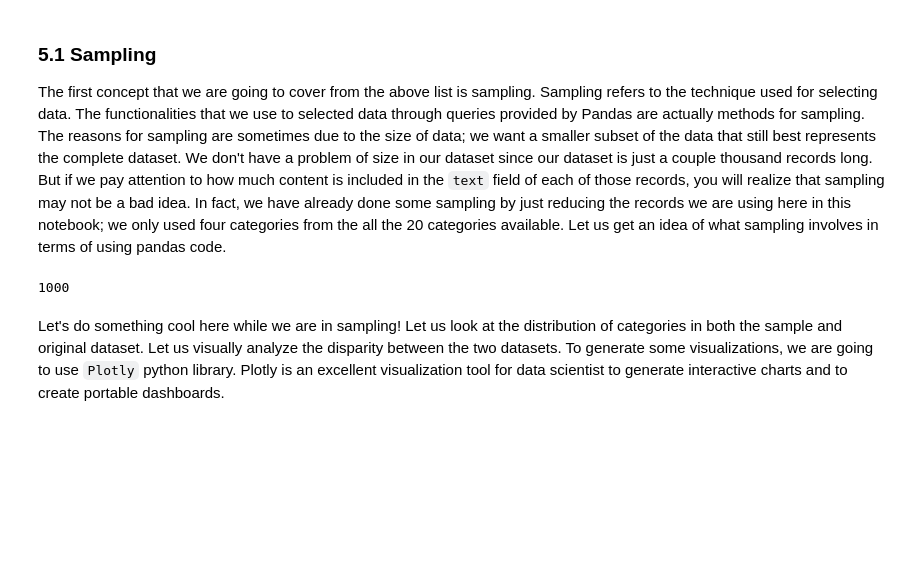
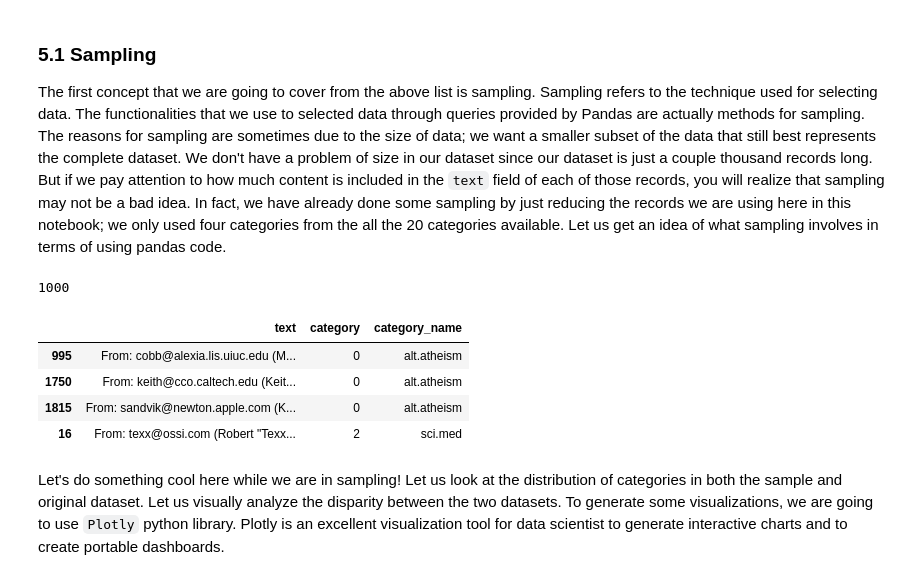
Before and after one commit to omarsar/data_mining_2017_fall_lab, a Jupyter notebook: news_data_mining.ipynb, the cells around one changed output. Drawn from its saved outputs; the diff is of its cells as text; code cells hidden in the pictures; blank space fills up the shorter version.

```diff
--- a/news_data_mining.ipynb
+++ b/news_data_mining.ipynb
@@ -177,7 +167,7 @@ As you may have already noticed as well, there is no **tabular format** for the
 # %% [markdown]
 Here is one way to get access to the *text* version of the label of a subset of our training data:
 # %%
-for t in twenty_train.target[:10]:
+for t in twenty_train.target[:50]:
     print(twenty_train.target_names[t])
 # %% [output]
 comp.graphics
@@ -517,6 +520,14 @@ X_sample = X.sample(n=1000)
 len(X_sample)
 # %% [output]
 1000
+# %%
+X_sample[0:4]
+# %% [output]
+|  | text | category | category_name |
+| 995 | From: cobb@alexia.lis.uiuc.edu (M... | 0 | alt.atheism |
+| 1750 | From: keith@cco.caltech.edu (Keit... | 0 | alt.atheism |
+| 1815 | From: sandvik@newton.apple.com (K... | 0 | alt.atheism |
+| 16 | From: texx@ossi.com (Robert "Texx... | 2 | sci.med |
 # %% [markdown]
 Let's do something cool here while we are in sampling! Let us look at the distribution of categories in both the sample and original dataset. Let us visually analyze the disparity between the two datasets. To generate some visualizations, we are going to use `Plotly` python library. Plotly is an excellent visualization tool for data scientist to generate interactive charts and to create portable dashboards.
 # %%
```
Also changed, not shown: parts of 10 cells of this notebook.
